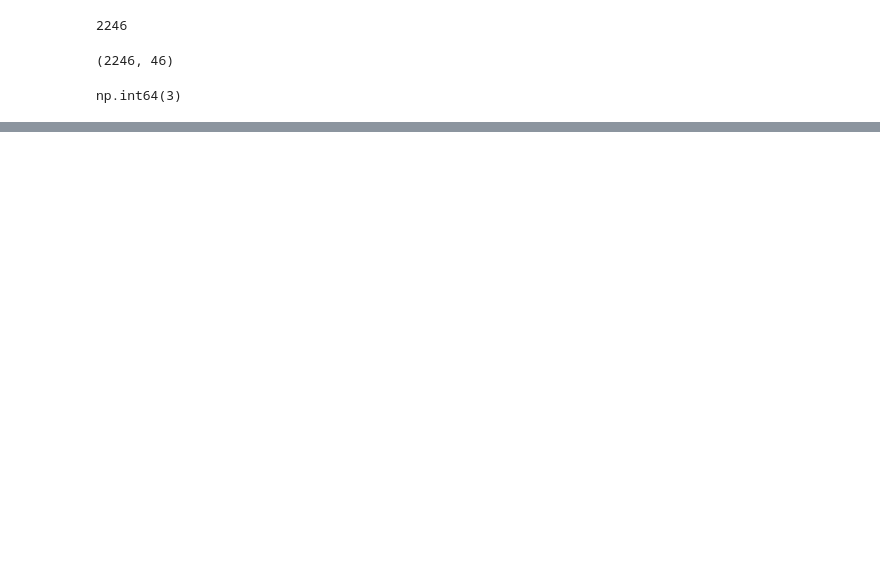
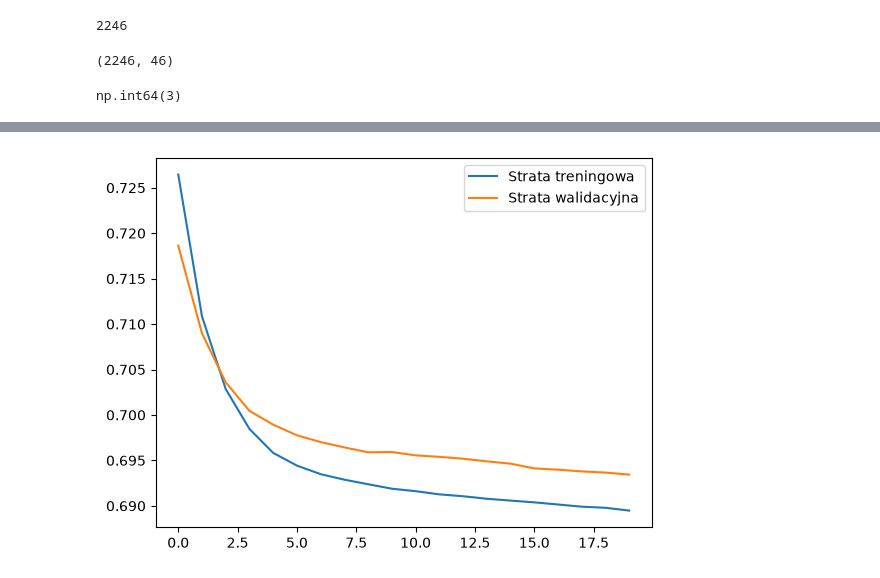
Before and after one commit to michallitwin/python-learning, a Jupyter notebook: python_dl/first_project_dl.ipynb, the cells around one changed output, grey strips where cells are left out. Saved outputs shown, nothing was run; the diff lists cells and outputs as text; code cells hidden in the pictures; blank space fills up the shorter version.

```diff
--- a/python_dl/first_project_dl.ipynb
+++ b/python_dl/first_project_dl.ipynb
@@ -489,0 +799,5 @@ results_3
+# %%
+validation_data_4 = data[9000:12000]
+validation_targets_4 = targets[9000:12000]
+test_data_4 = data[12000:]
+test_targets_4 = targets[12000:]
@@ -489,0 +807,21 @@ results_3
+# %%
+model_7 = models.Sequential([
+    layers.Input(shape=(10,)),
+    layers.Dense(16, activation='relu'),
+    layers.Dense(1, activation='sigmoid')
+])
+#sigmoid bo jest to klasyfikacja i wyrzuca liczby 0 lub 1
+# %%
+model_7.compile(
+    optimizer='rmsprop',          # algorytm aktualizacji wag (np. rmsprop lub adam)
+    loss='binary_crossentropy',   # funkcja straty (dla klasyfikacji binarnej)
+    metrics=['accuracy']          # metryka czytelna dla człowieka
+)
+# %%
+history_7 = model_7.fit(
+    training_data,
+    training_targets,
+    epochs=20,
+    batch_size=128,
+    validation_data=(validation_data_4, validation_targets_4)
+)
@@ -489,0 +846,10 @@ results_3
+# %%
+val_loss_7 = history_7.history['val_loss']
+loss_7 = history_7.history['loss']
+
+plt.plot(loss, label='Strata treningowa')
+plt.plot(val_loss, label='Strata walidacyjna')
+plt.legend()
+plt.show()
+# %% [output]
+[figure, added]
```
Also changed, not shown: parts of 53 cells of this notebook.
